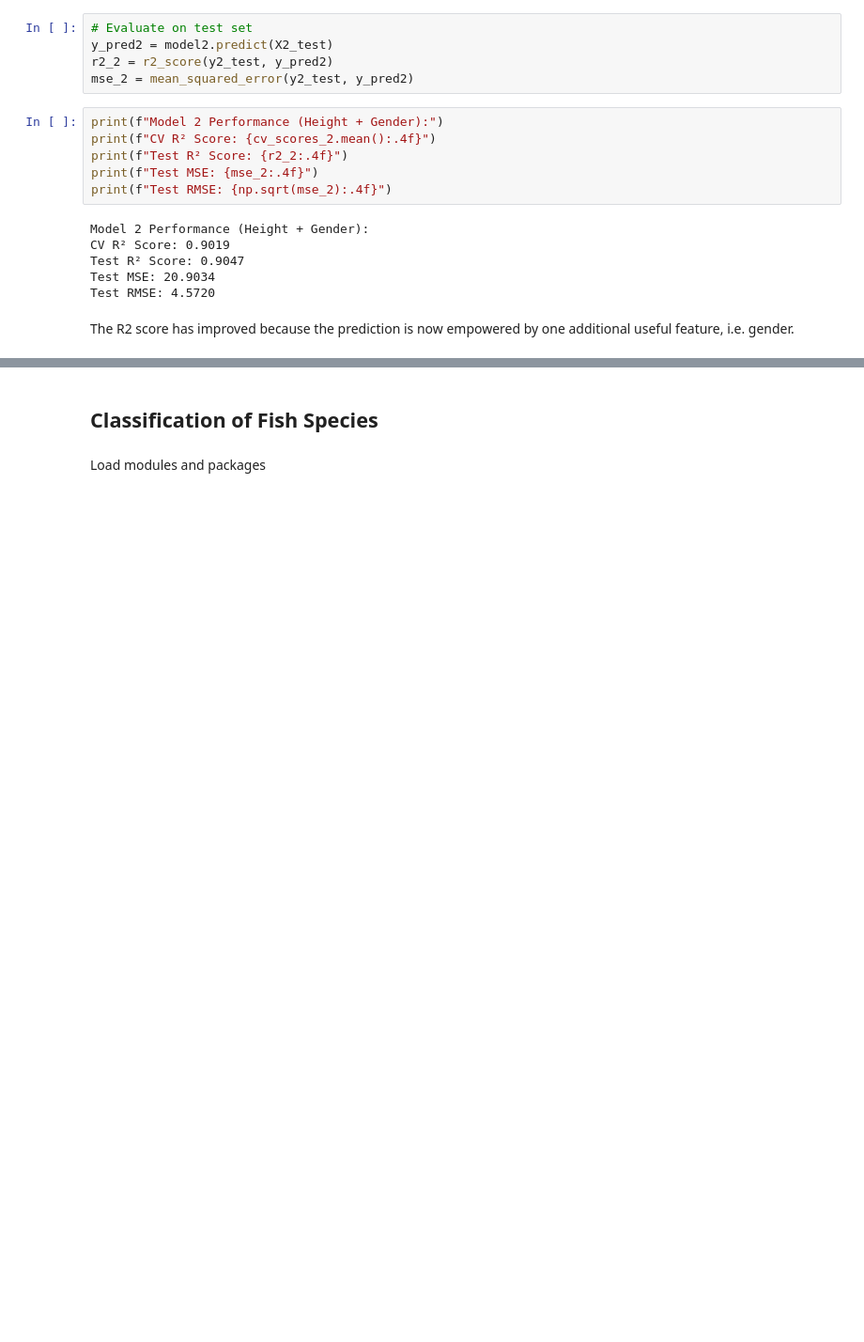
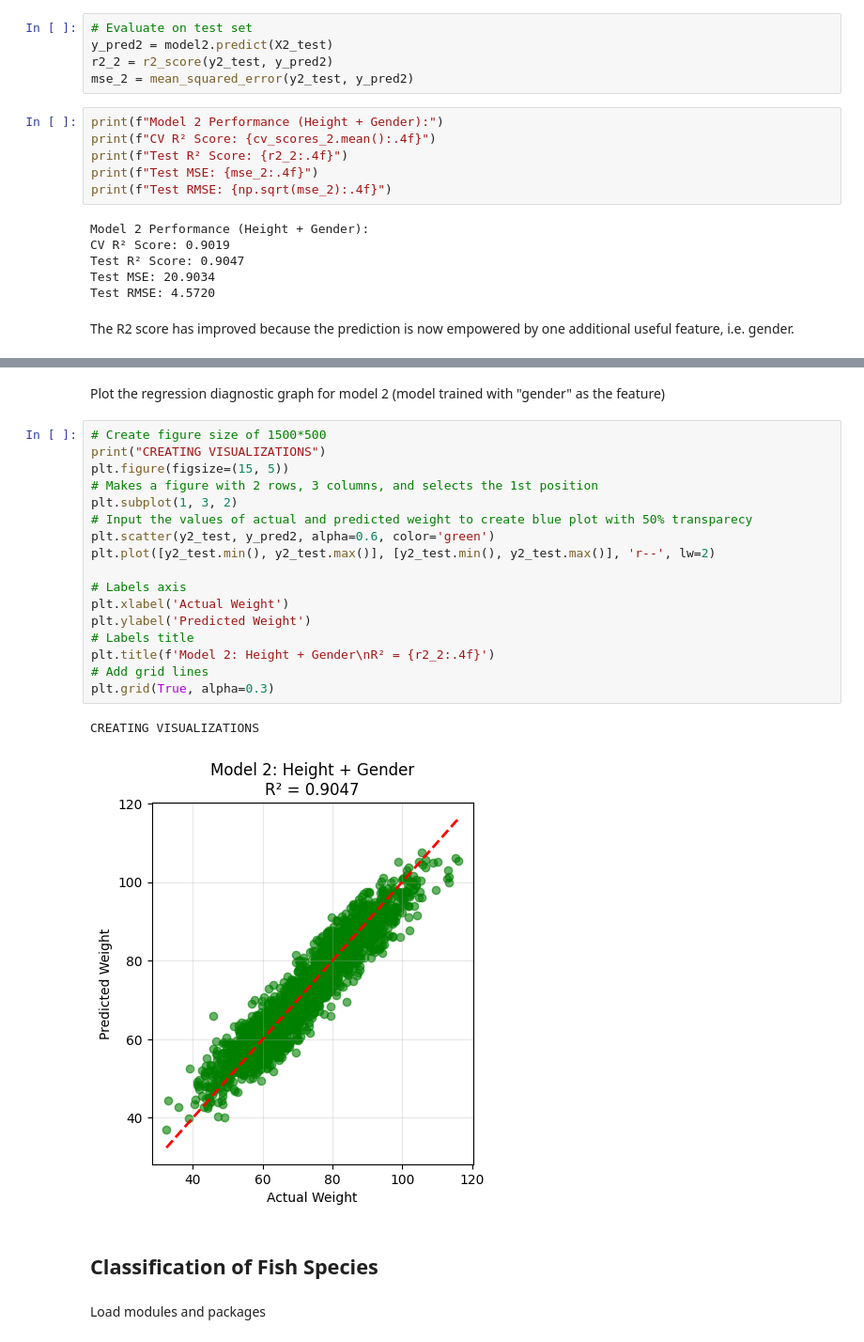
Before and after one commit to Joskey23/ACE-6233-Lab, a Jupyter notebook: 1201101579_AIS1.ipynb, the cells around one changed output, grey strips where cells are left out. Shown at 94% size. Cells and saved outputs as stored; diff of their text form; blank space fills up the shorter version.

```diff
--- a/1201101579_AIS1.ipynb
+++ b/1201101579_AIS1.ipynb
@@ -209,3 +233,25 @@ The R2 score has improved because the prediction is now empowered by one additio
+# %% [markdown]
+Plot the regression diagnostic graph for model 2 (model trained with "gender" as the feature)
+# %%
+# Create figure size of 1500*500
+print("CREATING VISUALIZATIONS")
+plt.figure(figsize=(15, 5))
+# Makes a figure with 2 rows, 3 columns, and selects the 1st position
+plt.subplot(1, 3, 2)
+# Input the values of actual and predicted weight to create blue plot with 50% transparecy
+plt.scatter(y2_test, y_pred2, alpha=0.6, color='green')
+plt.plot([y2_test.min(), y2_test.max()], [y2_test.min(), y2_test.max()], 'r--', lw=2)
+
+# Labels axis
+plt.xlabel('Actual Weight')
+plt.ylabel('Predicted Weight')
+# Labels title
+plt.title(f'Model 2: Height + Gender\nR² = {r2_2:.4f}')
+# Add grid lines
+plt.grid(True, alpha=0.3)
+# %% [output]
+CREATING VISUALIZATIONS
+[figure, added]
 # %% [markdown]
 ## Classification of Fish Species
 # %% [markdown]
```
Also changed, not shown: parts of 27 cells of this notebook.
